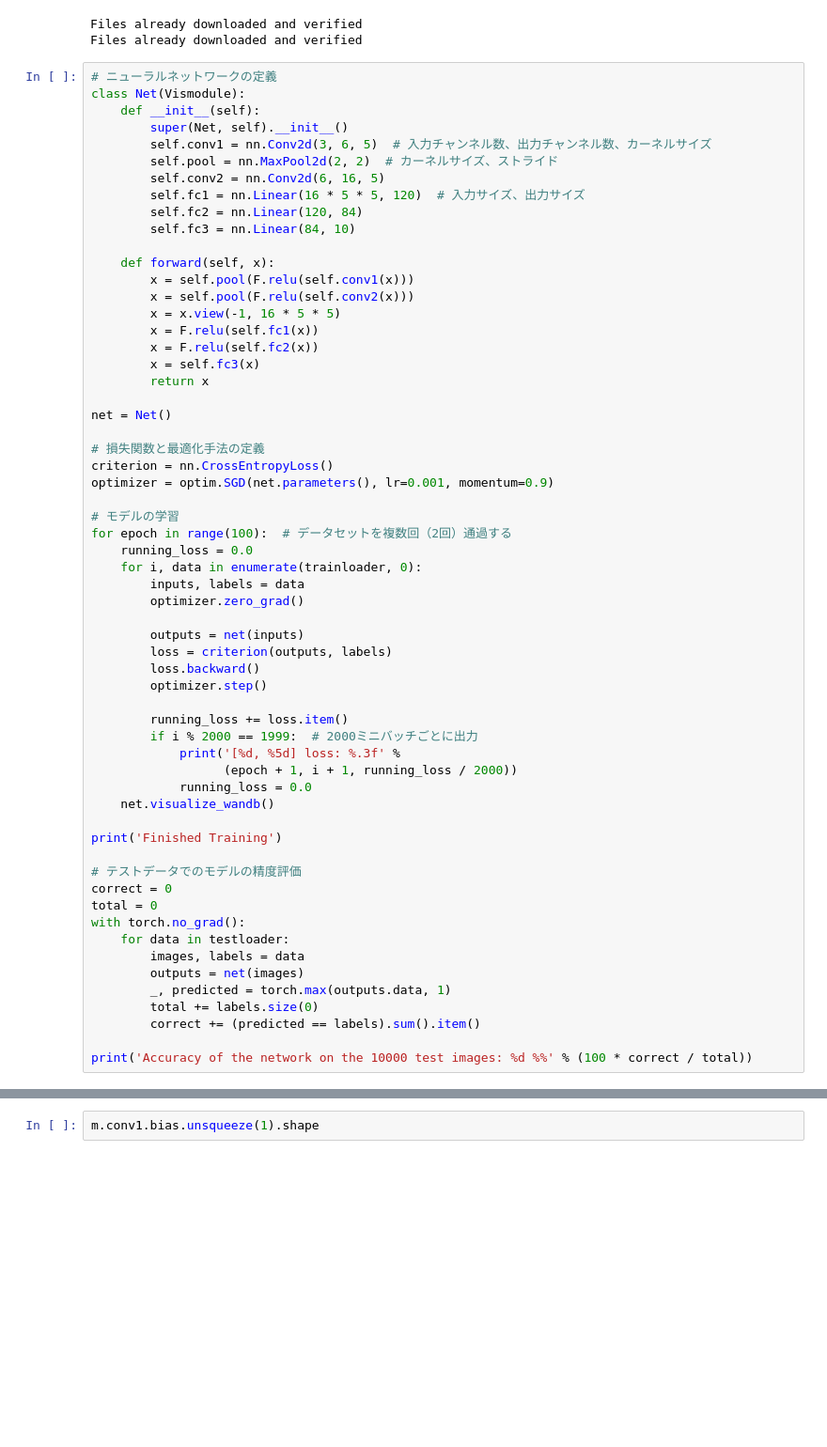
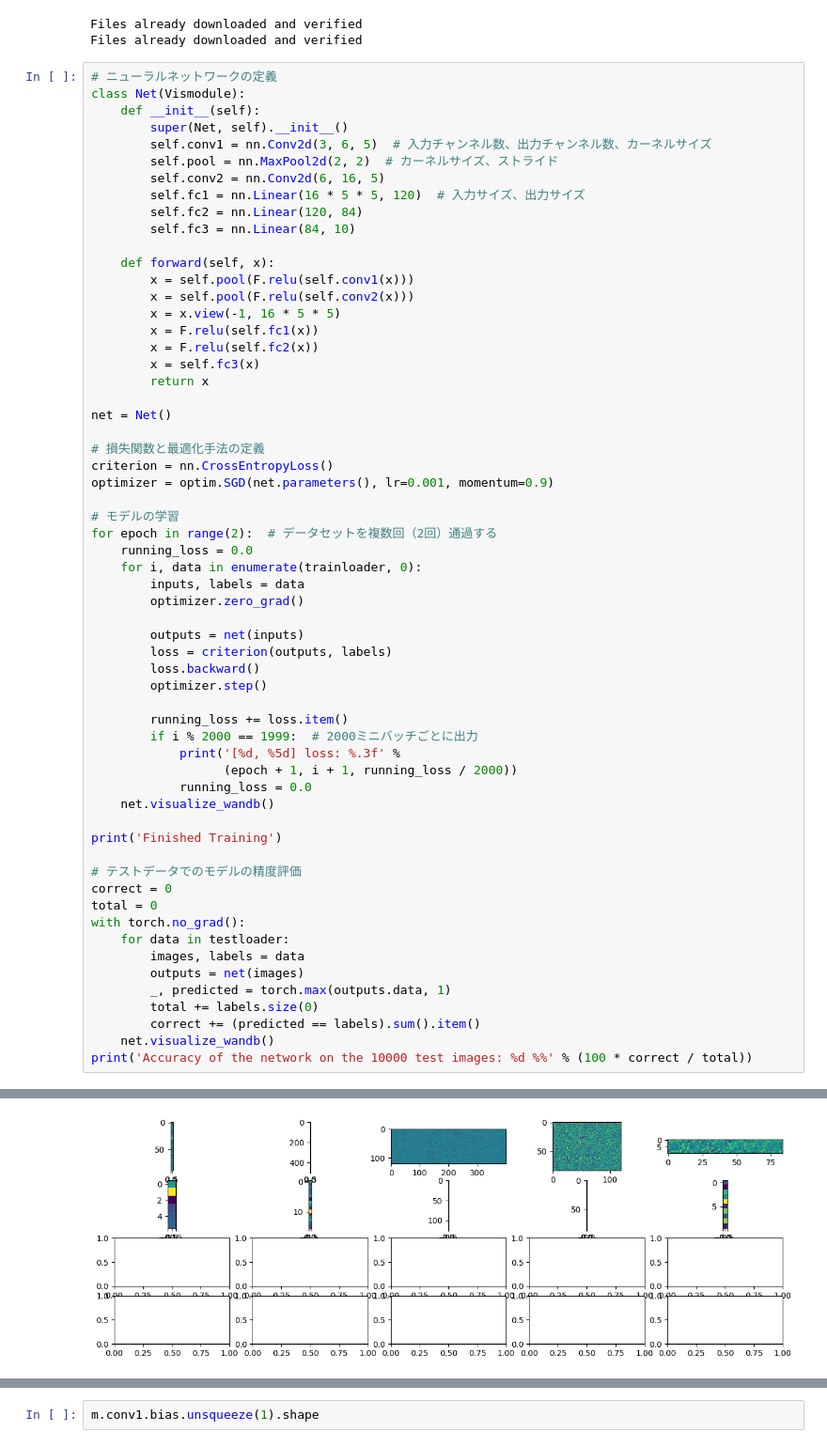
Before and after one commit to sollall/vismodel, a Jupyter notebook: sample_cnn.ipynb, the cells around one changed output, grey strips where cells are left out. Shown at 94% size. Cells and saved outputs as stored; diff of their text form; blank space fills up the shorter version.

```diff
--- a/sample_cnn.ipynb
+++ b/sample_cnn.ipynb
@@ -56,7 +56,7 @@ criterion = nn.CrossEntropyLoss()
 optimizer = optim.SGD(net.parameters(), lr=0.001, momentum=0.9)
 
 # モデルの学習
-for epoch in range(100):  # データセットを複数回（2回）通過する
+for epoch in range(2):  # データセットを複数回（2回）通過する
     running_loss = 0.0
     for i, data in enumerate(trainloader, 0):
         inputs, labels = data
@@ -86,6 +86,6 @@ with torch.no_grad():
         _, predicted = torch.max(outputs.data, 1)
         total += labels.size(0)
         correct += (predicted == labels).sum().item()
-
+    net.visualize_wandb()
 print('Accuracy of the network on the 10000 test images: %d %%' % (100 * correct / total))
 # %% [output]
@@ -92,0 +106 @@ KeyboardInterrupt:
+[figure, added]
```
Also changed, not shown: parts of 5 cells of this notebook, 3 other files.
